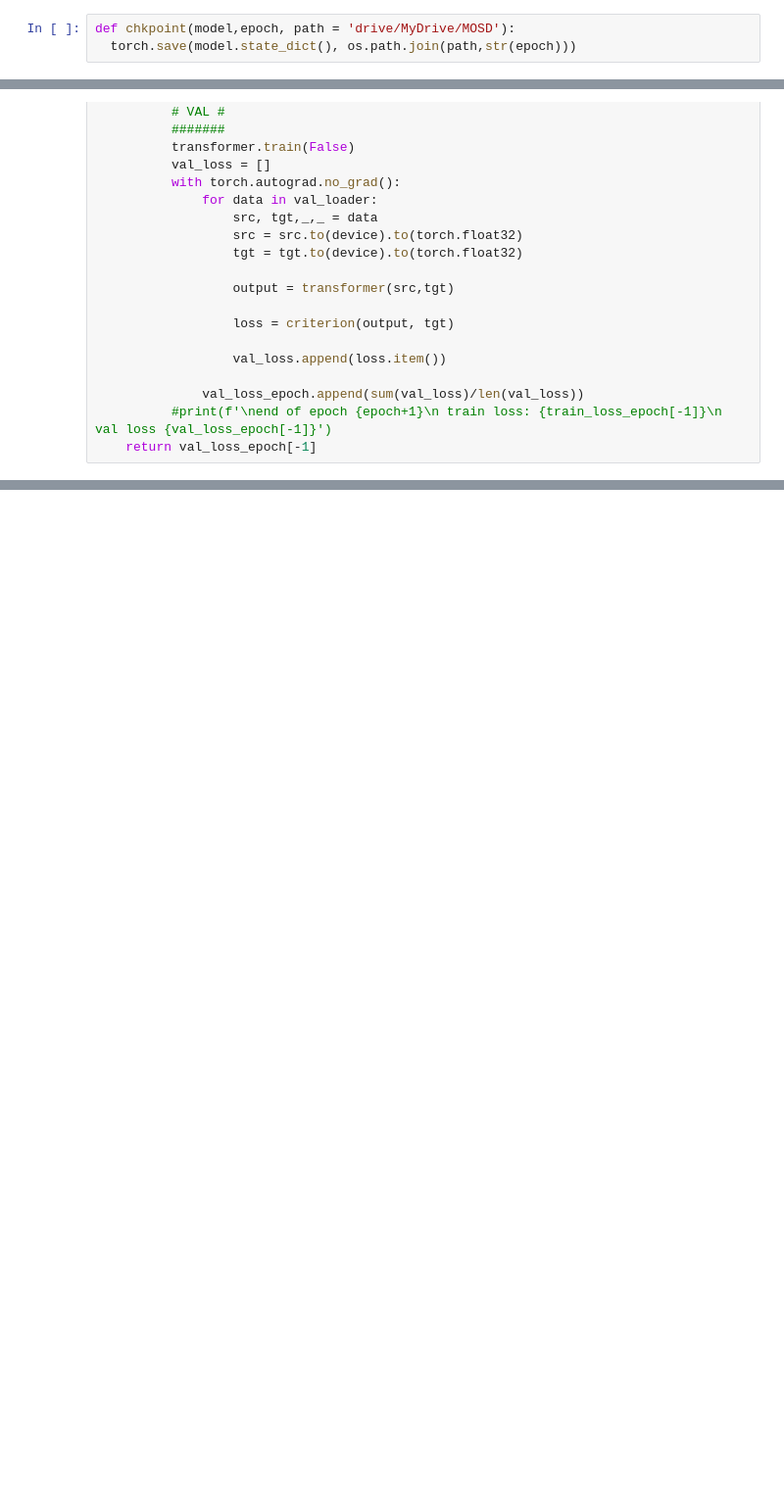
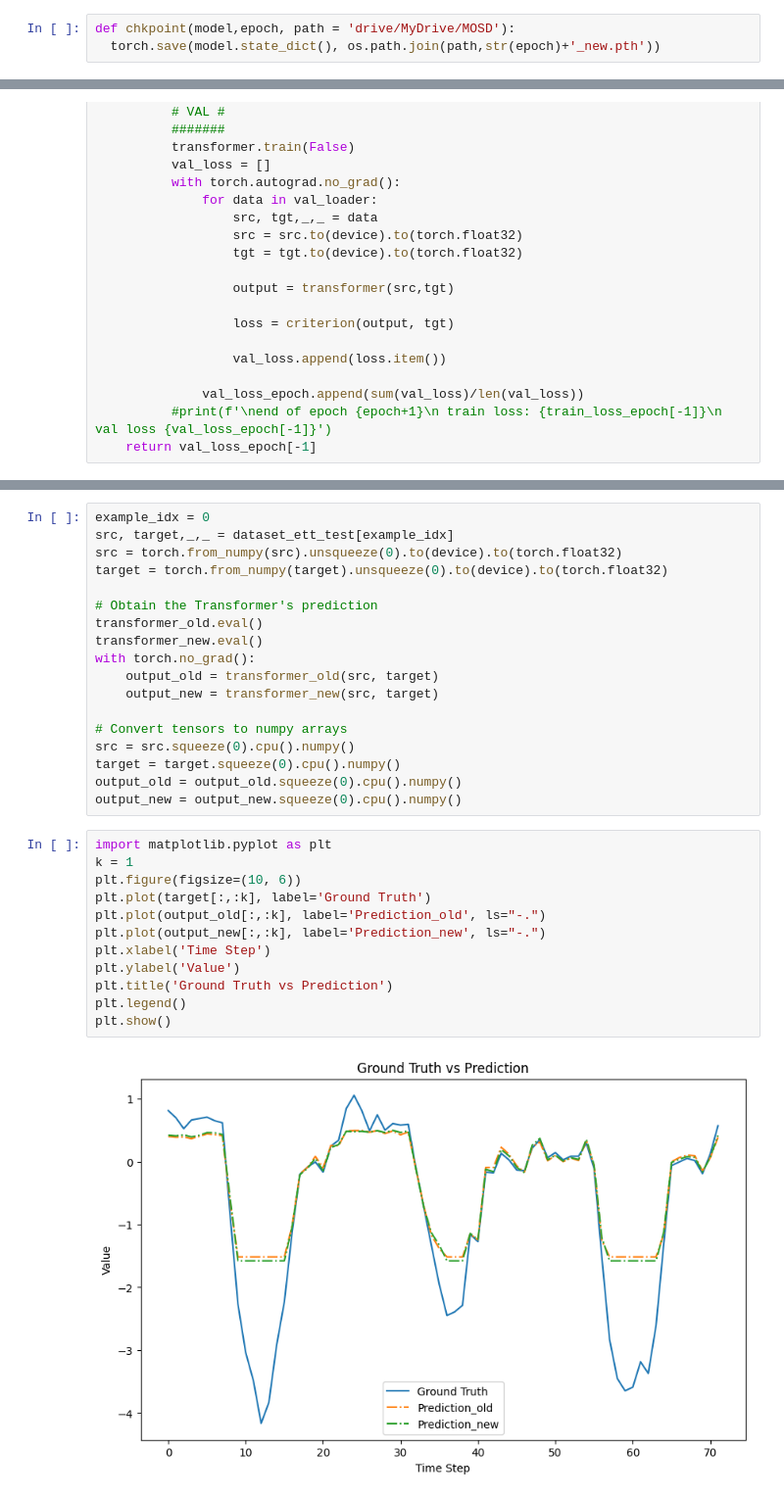
Before and after one commit to fiestaxxl/MOSD2023, a Jupyter notebook: homework_2_gurev.ipynb, the cells around one changed output, grey strips where cells are left out. Shown: that part at 98% size. Saved outputs shown, nothing was run; the diff lists cells and outputs as text; blank space fills up the shorter version.

```diff
--- a/homework_2_gurev.ipynb
+++ b/homework_2_gurev.ipynb
@@ -612,7 +612,7 @@ Let's train the model! Before that, complete the training and validation loops.
 * 2 points -- visualization of loss functions (the cell under the cell below).
 # %%
 def chkpoint(model,epoch, path = 'drive/MyDrive/MOSD'):
-  torch.save(model.state_dict(), os.path.join(path,str(epoch)))
+  torch.save(model.state_dict(), os.path.join(path,str(epoch)+'_new.pth'))
 # %%
 from tqdm import tqdm
 
@@ -916,0 +1069,32 @@ KeyboardInterrupt: ignored
+# %%
+example_idx = 0
+src, target,_,_ = dataset_ett_test[example_idx]
+src = torch.from_numpy(src).unsqueeze(0).to(device).to(torch.float32)
+target = torch.from_numpy(target).unsqueeze(0).to(device).to(torch.float32)
+
+# Obtain the Transformer's prediction
+transformer_old.eval()
+transformer_new.eval()
+with torch.no_grad():
+    output_old = transformer_old(src, target)
+    output_new = transformer_new(src, target)
+
+# Convert tensors to numpy arrays
+src = src.squeeze(0).cpu().numpy()
+target = target.squeeze(0).cpu().numpy()
+output_old = output_old.squeeze(0).cpu().numpy()
+output_new = output_new.squeeze(0).cpu().numpy()
+# %%
+import matplotlib.pyplot as plt
+k = 1
+plt.figure(figsize=(10, 6))
+plt.plot(target[:,:k], label='Ground Truth')
+plt.plot(output_old[:,:k], label='Prediction_old', ls="-.")
+plt.plot(output_new[:,:k], label='Prediction_new', ls="-.")
+plt.xlabel('Time Step')
+plt.ylabel('Value')
+plt.title('Ground Truth vs Prediction')
+plt.legend()
+plt.show()
+# %% [output]
+[figure, added]
```
Also changed, not shown: parts of 6 cells of this notebook.
